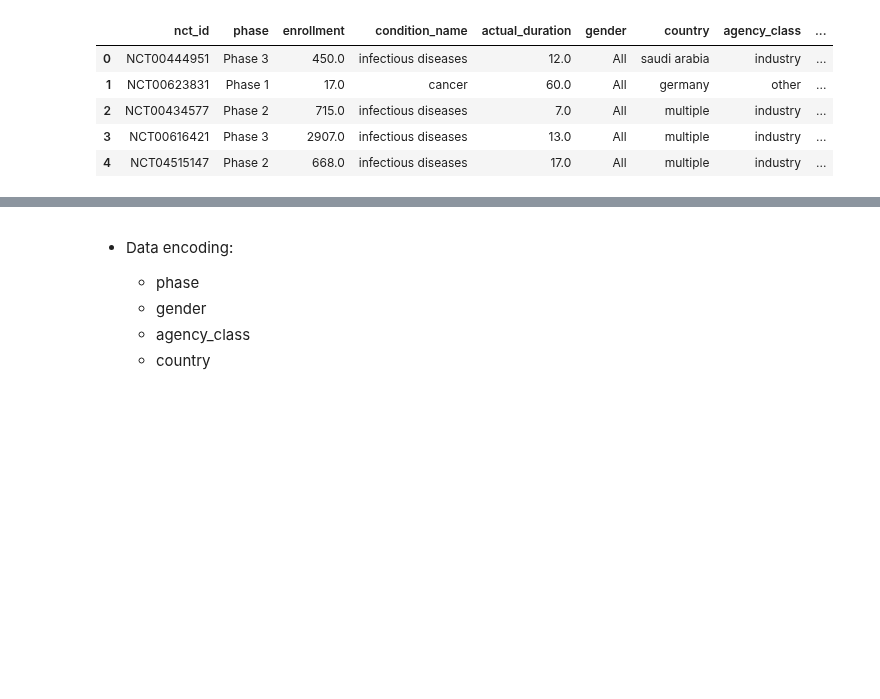
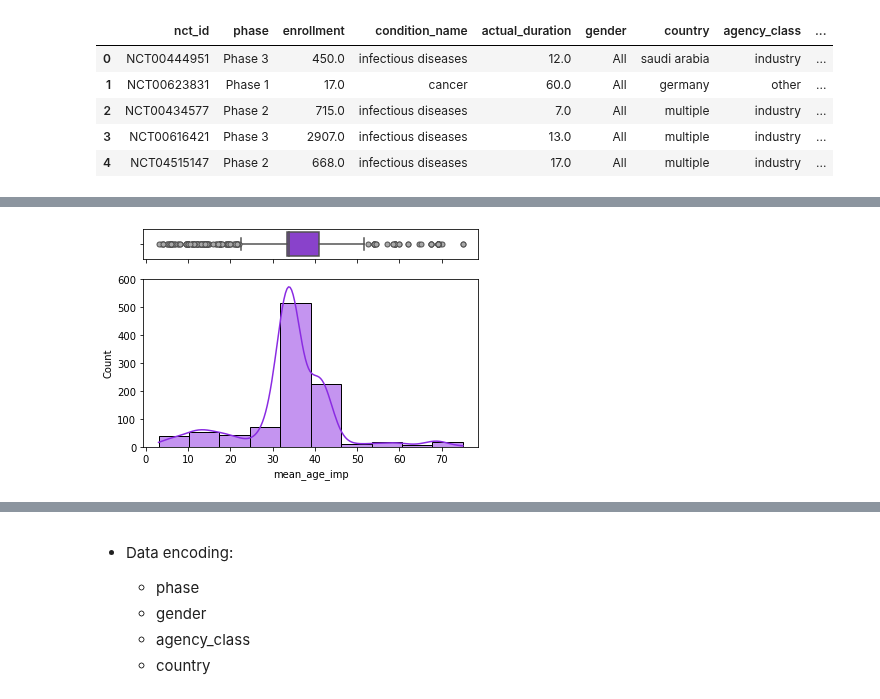
Before and after one commit to brunalos/clinical-trials-ml, a Jupyter notebook: dropout_rates_model.ipynb, the cells around one changed output, grey strips where cells are left out. Saved outputs shown, nothing was run; the diff lists cells and outputs as text; code cells hidden in the pictures; blank space fills up the shorter version.

```diff
--- a/dropout_rates_model.ipynb
+++ b/dropout_rates_model.ipynb
@@ -52,0 +120,5 @@ df_ml.head()
+# %%
+# Plot age
+creating_box_hist('mean_age_imp', df_ml, 10)
+# %% [output]
+[figure, added]
```
Also changed, not shown: parts of 20 cells of this notebook, 1 other file.
